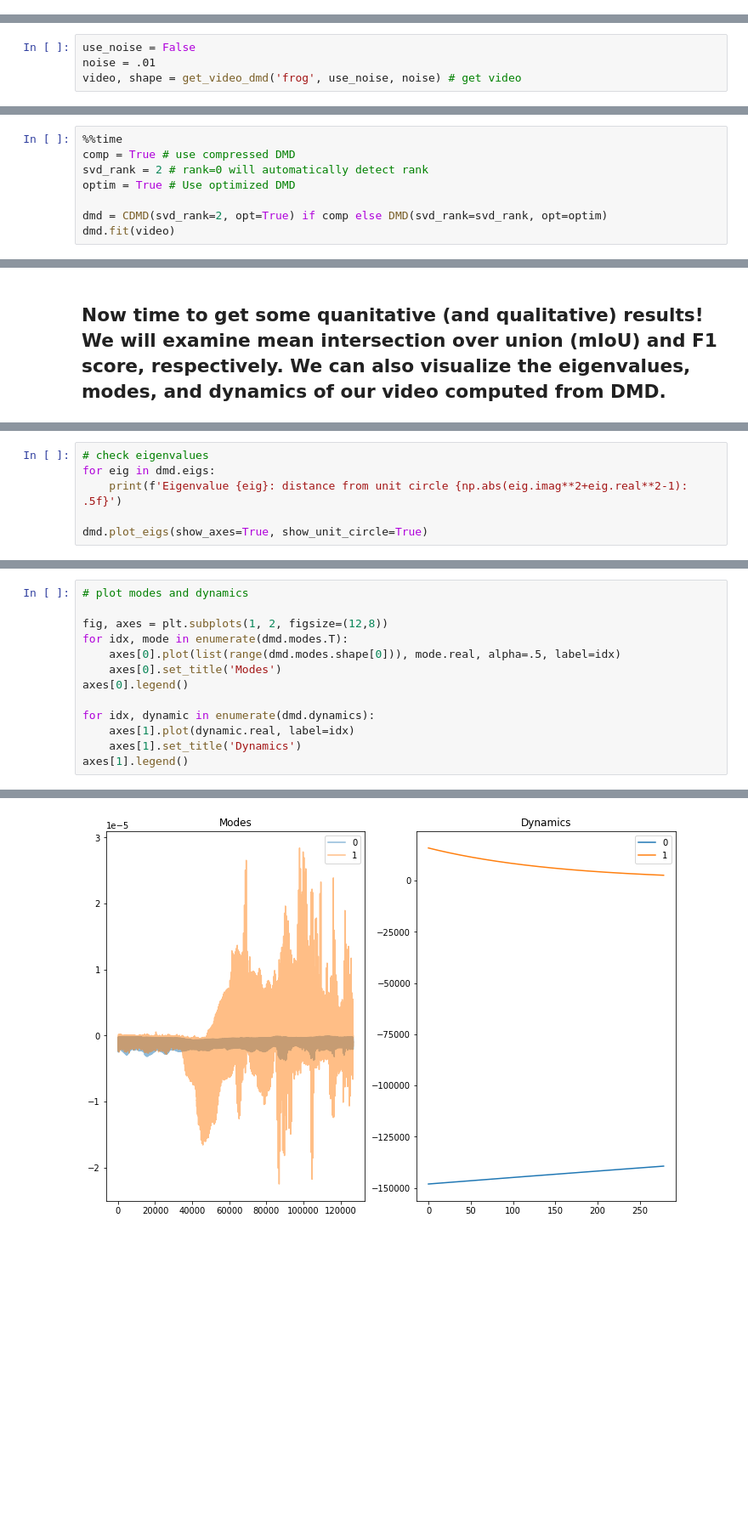
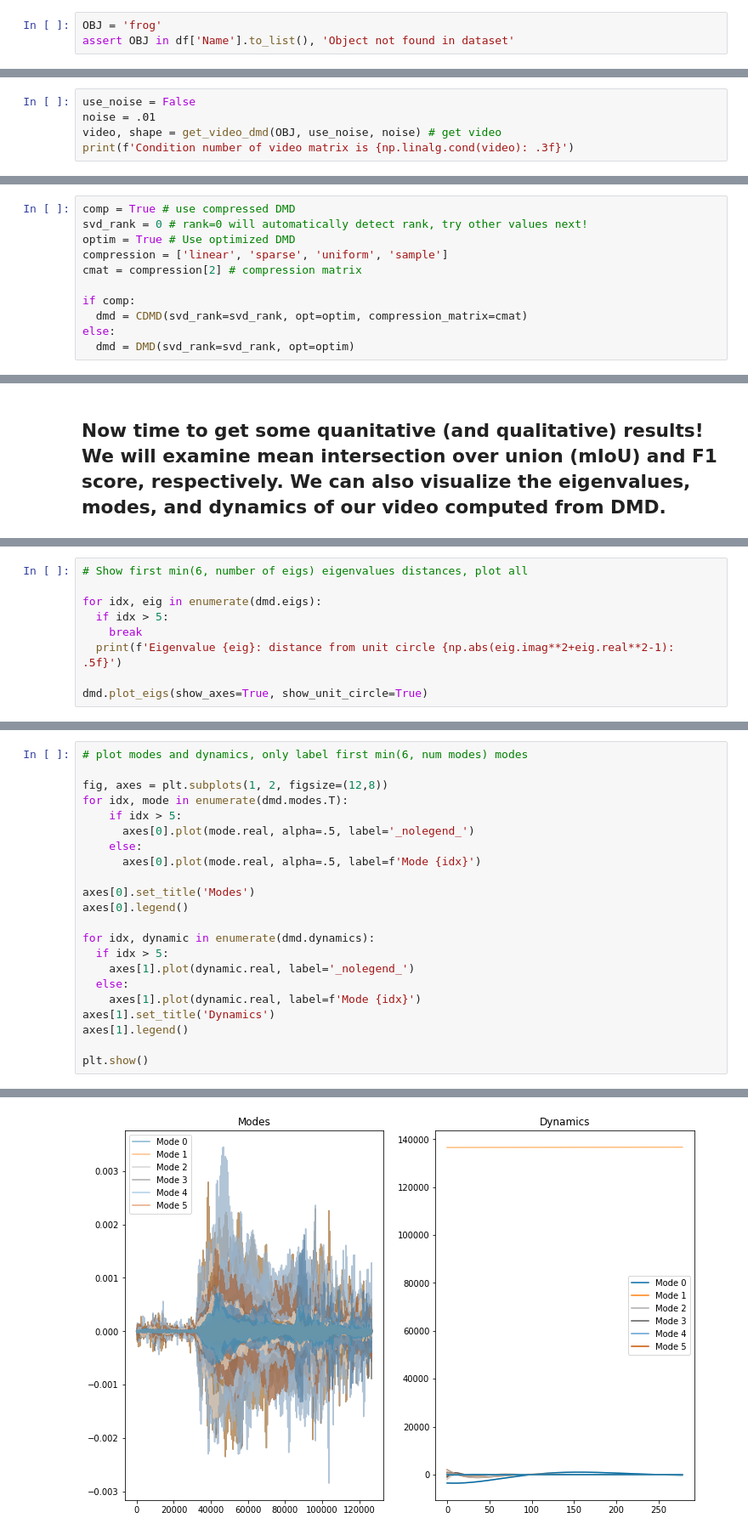
Before and after one commit to joshmyersdean/DMD_Background_Modeling, a Jupyter notebook: dmd.ipynb, the cells around one changed output, grey strips where cells are left out. Shown at 85% size. Saved outputs shown, nothing was run; the diff lists cells and outputs as text; blank space fills up the shorter version.

```diff
--- a/dmd.ipynb
+++ b/dmd.ipynb
@@ -68,4 +73,7 @@ display(df)
 | 11 | penguin | 42 |
 | 12 | soldier | 32 |
 | 13 | worm | 243 |
+# %%
+OBJ = 'frog'
+assert OBJ in df['Name'].to_list(), 'Object not found in dataset'
 # %% [markdown]
@@ -410,4 +441,5 @@ play_gt_video('frog', interval=10)
 # %%
 use_noise = False
 noise = .01
-video, shape = get_video_dmd('frog', use_noise, noise) # get video
+video, shape = get_video_dmd(OBJ, use_noise, noise) # get video
+print(f'Condition number of video matrix is {np.linalg.cond(video): .3f}')
@@ -414,8 +448,11 @@ video, shape = get_video_dmd('frog', use_noise, noise) # get video
 # %%
-%%time
 comp = True # use compressed DMD
-svd_rank = 2 # rank=0 will automatically detect rank
+svd_rank = 0 # rank=0 will automatically detect rank, try other values next!
 optim = True # Use optimized DMD
+compression = ['linear', 'sparse', 'uniform', 'sample']
+cmat = compression[2] # compression matrix
 
-dmd = CDMD(svd_rank=2, opt=True) if comp else DMD(svd_rank=svd_rank, opt=optim)
-dmd.fit(video)
+if comp:
+  dmd = CDMD(svd_rank=svd_rank, opt=optim, compression_matrix=cmat)
+else:
+  dmd = DMD(svd_rank=svd_rank, opt=optim)
@@ -472,9 +546,12 @@ play_video_removed(bg, 'frog', thresh=.03)
 # %% [output]
 [interactive output not drawn]
 # %%
-# check eigenvalues
-for eig in dmd.eigs:
-    print(f'Eigenvalue {eig}: distance from unit circle {np.abs(eig.imag**2+eig.real**2-1): .5f}')
+# Show first min(6, number of eigs) eigenvalues distances, plot all
+
+for idx, eig in enumerate(dmd.eigs):
+  if idx > 5:
+    break
+  print(f'Eigenvalue {eig}: distance from unit circle {np.abs(eig.imag**2+eig.real**2-1): .5f}')
 
 dmd.plot_eigs(show_axes=True, show_unit_circle=True)
 # %% [output]
@@ -484,14 +567,23 @@ Eigenvalue 0.9935650052409934: distance from unit circle  0.01283
 # %%
-# plot modes and dynamics
+# plot modes and dynamics, only label first min(6, num modes) modes
 
 fig, axes = plt.subplots(1, 2, figsize=(12,8))
 for idx, mode in enumerate(dmd.modes.T):
-    axes[0].plot(list(range(dmd.modes.shape[0])), mode.real, alpha=.5, label=idx)
-    axes[0].set_title('Modes')
+    if idx > 5:
+      axes[0].plot(mode.real, alpha=.5, label='_nolegend_')
+    else:
+      axes[0].plot(mode.real, alpha=.5, label=f'Mode {idx}')
+
+axes[0].set_title('Modes')
 axes[0].legend()
 
 for idx, dynamic in enumerate(dmd.dynamics):
-    axes[1].plot(dynamic.real, label=idx)
-    axes[1].set_title('Dynamics')
+  if idx > 5:
+    axes[1].plot(dynamic.real, label='_nolegend_')
+  else:
+    axes[1].plot(dynamic.real, label=f'Mode {idx}')
+axes[1].set_title('Dynamics')
 axes[1].legend()
+
+plt.show()
 # %% [output]
@@ -499 +590 @@ axes[1].legend()
-[figure, old version]
+[figure, new version]
```
Also changed, not shown: parts of 21 cells of this notebook.
